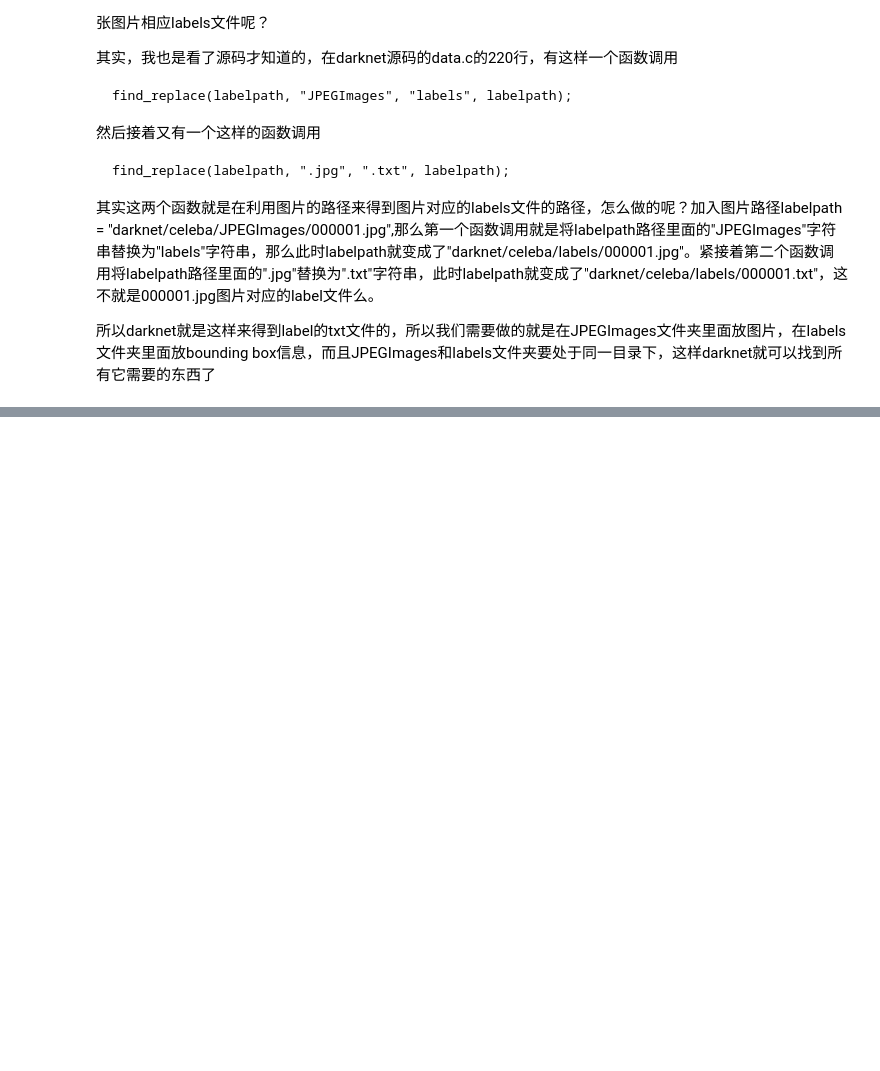
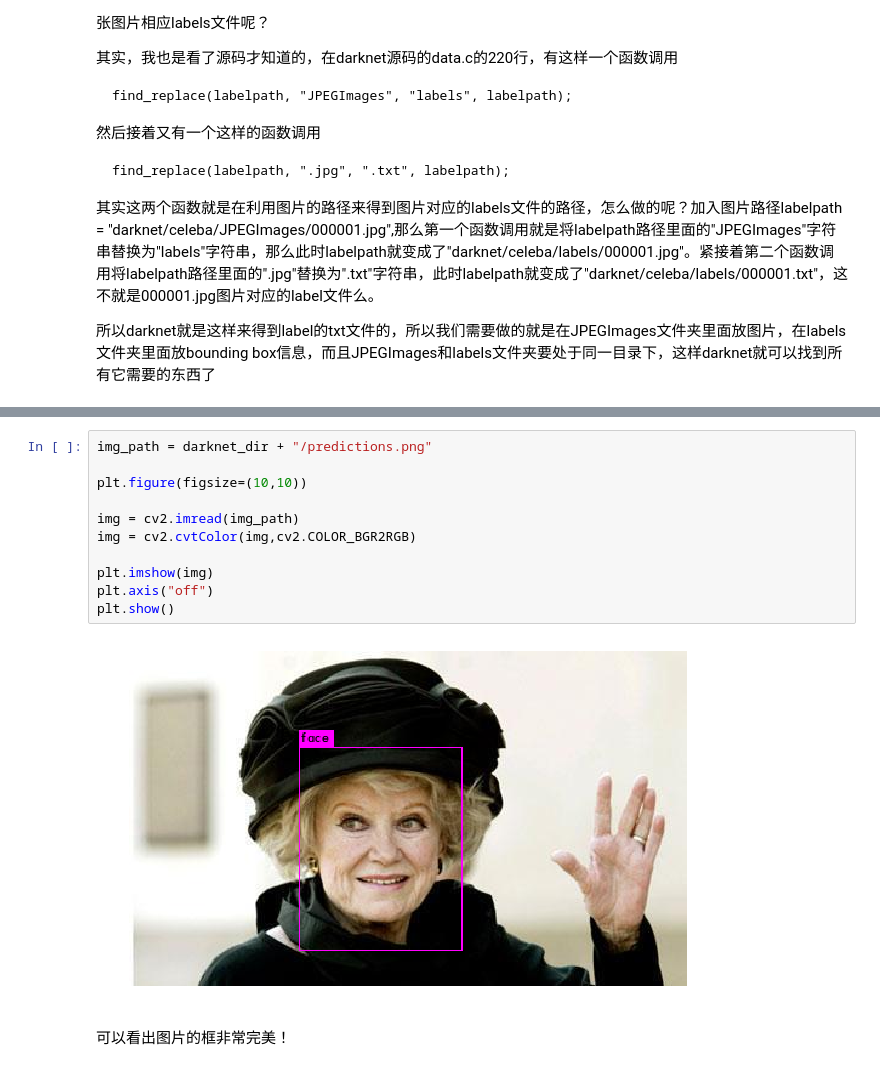
Before and after one commit to rikichou/yolo, a Jupyter notebook: YOLO_face_detection_and_recognition_2--train_yolo_on_CelebA_datasheet.ipynb, the cells around one changed output, grey strips where cells are left out. Saved outputs shown, nothing was run; the diff lists cells and outputs as text; blank space fills up the shorter version.

```diff
--- a/YOLO_face_detection_and_recognition_2--train_yolo_on_CelebA_datasheet.ipynb
+++ b/YOLO_face_detection_and_recognition_2--train_yolo_on_CelebA_datasheet.ipynb
@@ -445,0 +535,15 @@ k-means result：
+# %%
+img_path = darknet_dir + "/predictions.png"
+
+plt.figure(figsize=(10,10))
+
+img = cv2.imread(img_path)
+img = cv2.cvtColor(img,cv2.COLOR_BGR2RGB)
+
+plt.imshow(img)
+plt.axis("off")
+plt.show()
+# %% [output]
+[figure, added]
+# %% [markdown]
+可以看出图片的框非常完美！
```
Also changed, not shown: parts of 11 cells of this notebook.
